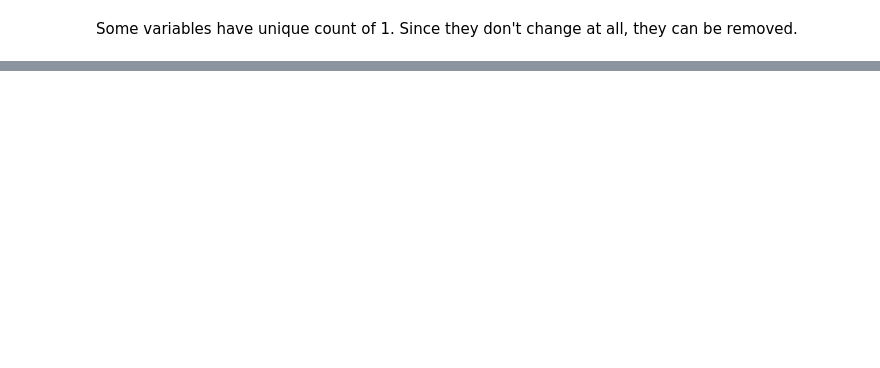
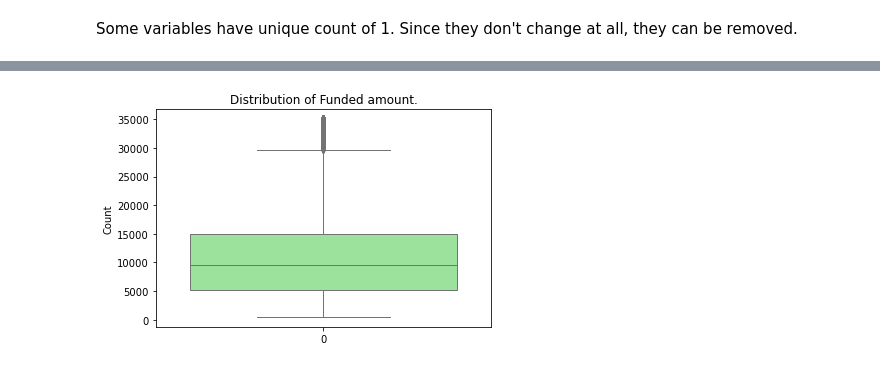
Before and after one commit to Himachallad/lending-club-casestudy, a Jupyter notebook: code/Lending club case study file.ipynb, the cells around one changed output, grey strips where cells are left out. Saved outputs shown, nothing was run; the diff lists cells and outputs as text; code cells hidden in the pictures; blank space fills up the shorter version.

```diff
--- a/code/Lending club case study file.ipynb
+++ b/code/Lending club case study file.ipynb
@@ -447,0 +402,7 @@ dtype: int64
+# %%
+sns.boxplot(data=loan_data.funded_amnt, color="lightgreen", linewidth=1)
+plt.title("Distribution of Funded amount.")
+plt.ylabel("Count")
+plt.show()
+# %% [output]
+[figure, added]
```
Also changed, not shown: parts of 76 cells of this notebook.
